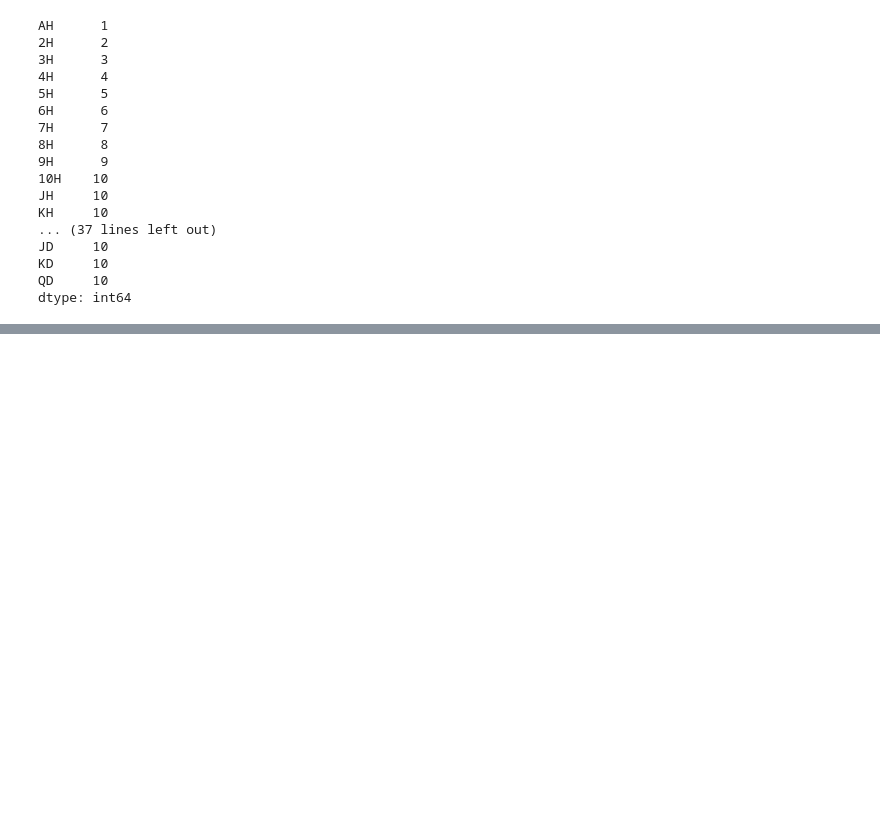
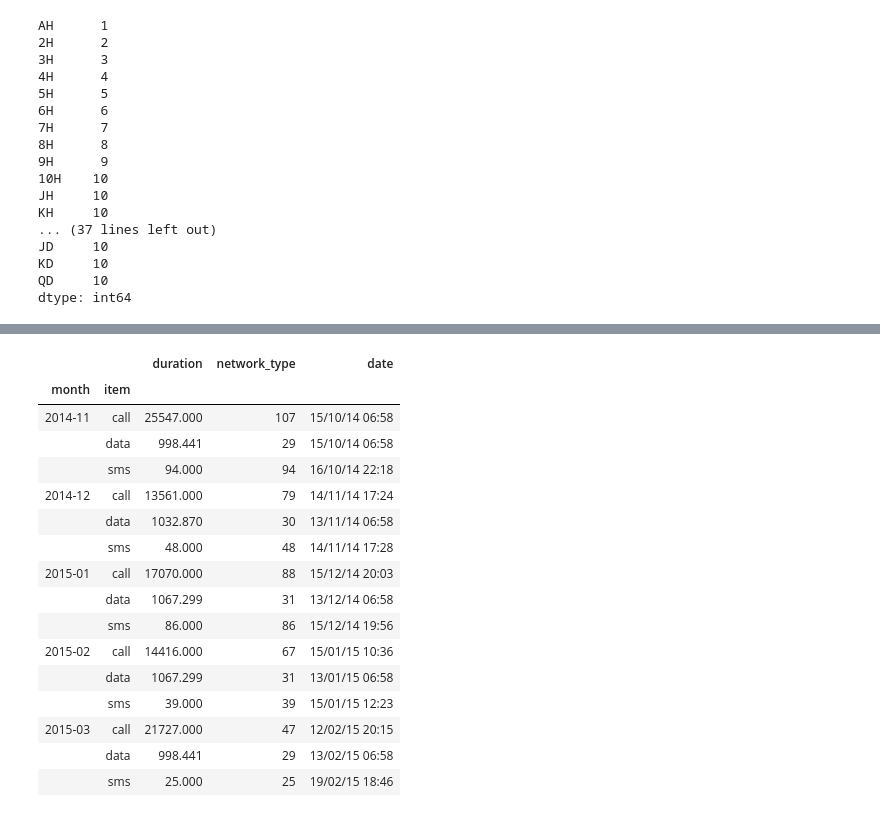
Before and after one commit to ch00226855/CMP464-Fall2019, a Jupyter notebook: Week13_GroupbyMechanics.ipynb, the cells around one changed output, grey strips where cells are left out. Saved outputs shown, nothing was run; the diff lists cells and outputs as text; code cells hidden in the pictures; blank space fills up the shorter version.

```diff
--- a/Week13_GroupbyMechanics.ipynb
+++ b/Week13_GroupbyMechanics.ipynb
@@ -307,0 +419,26 @@ dtype: int64
+# %%
+# Apply a different function to each column
+functions = {
+    'duration': sum,
+    'network_type': 'count',
+    'date': 'first'
+}
+data.groupby(['month', 'item']).agg(functions)
+# %% [output]
+|  |  | duration | network_type | date |
+| month | item |  |  |  |
+| 2014-11 | call | 25547.000 | 107 | 15/10/14 06:58 |
+|  | data | 998.441 | 29 | 15/10/14 06:58 |
+|  | sms | 94.000 | 94 | 16/10/14 22:18 |
+| 2014-12 | call | 13561.000 | 79 | 14/11/14 17:24 |
+|  | data | 1032.870 | 30 | 13/11/14 06:58 |
+|  | sms | 48.000 | 48 | 14/11/14 17:28 |
+| 2015-01 | call | 17070.000 | 88 | 15/12/14 20:03 |
+|  | data | 1067.299 | 31 | 13/12/14 06:58 |
+|  | sms | 86.000 | 86 | 15/12/14 19:56 |
+| 2015-02 | call | 14416.000 | 67 | 15/01/15 10:36 |
+|  | data | 1067.299 | 31 | 13/01/15 06:58 |
+|  | sms | 39.000 | 39 | 15/01/15 12:23 |
+| 2015-03 | call | 21727.000 | 47 | 12/02/15 20:15 |
+|  | data | 998.441 | 29 | 13/02/15 06:58 |
+|  | sms | 25.000 | 25 | 19/02/15 18:46 |
```
Also changed, not shown: parts of 26 cells of this notebook.
